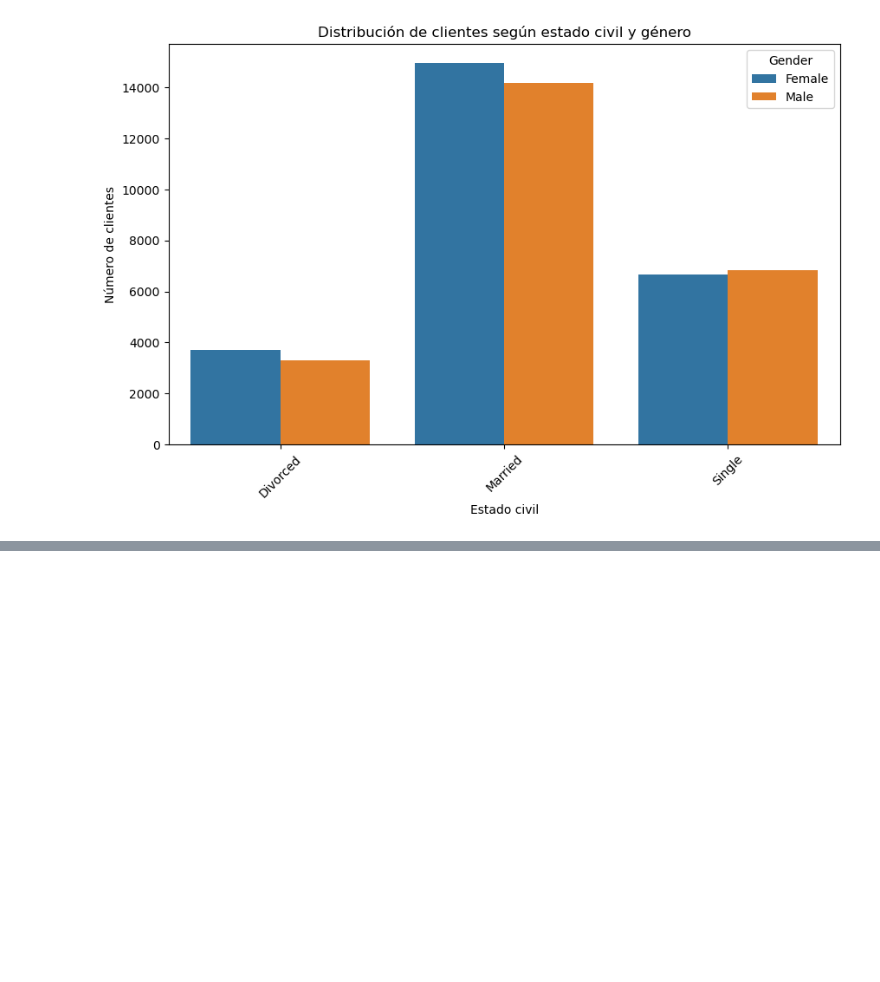
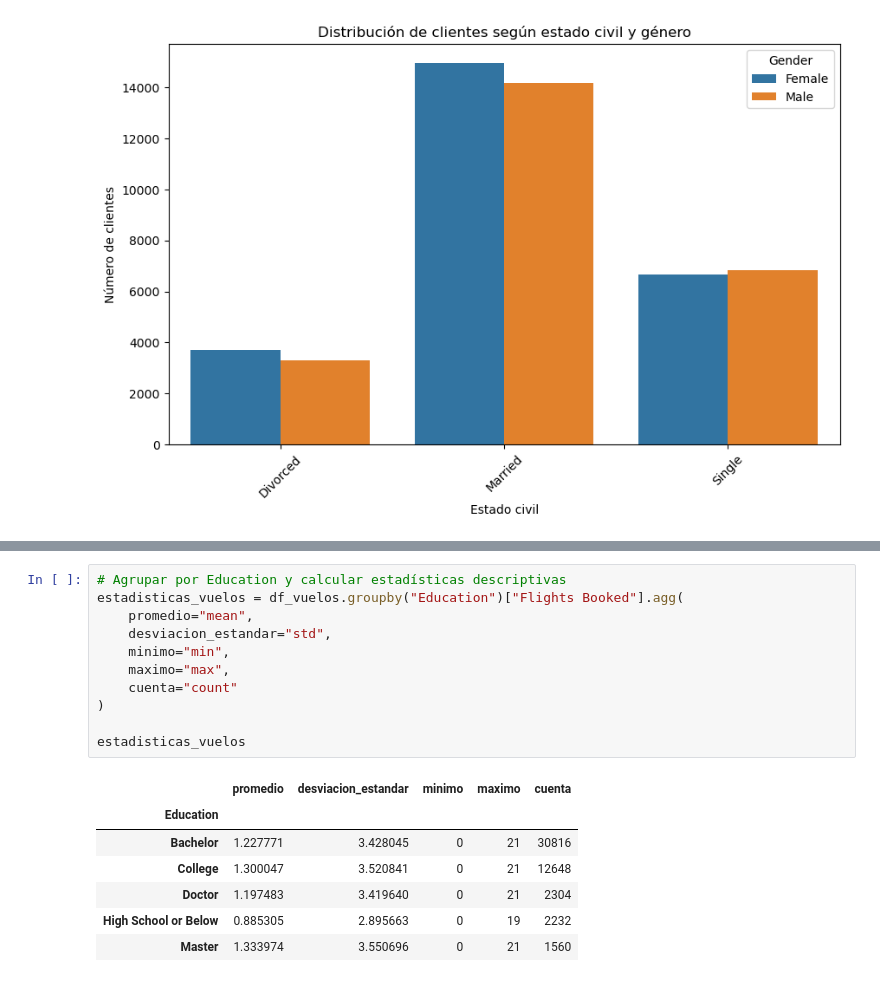
Before and after one commit to Adalab/bda-modulo-3-evaluacion-final-AnaIsabel8, a Jupyter notebook: Ejercicio_EVAL.3.ipynb, the cells around one changed output, grey strips where cells are left out. Drawn from its saved outputs; the diff is of its cells as text; blank space fills up the shorter version.

```diff
--- a/Ejercicio_EVAL.3.ipynb
+++ b/Ejercicio_EVAL.3.ipynb
@@ -497,0 +505,19 @@ plt.show()
+# %%
+# Agrupar por Education y calcular estadísticas descriptivas
+estadisticas_vuelos = df_vuelos.groupby("Education")["Flights Booked"].agg(
+    promedio="mean",
+    desviacion_estandar="std",
+    minimo="min",
+    maximo="max",
+    cuenta="count"
+)
+
+estadisticas_vuelos
+# %% [output]
+|  | promedio | desviacion_estandar | minimo | maximo | cuenta |
+| Education |  |  |  |  |  |
+| Bachelor | 1.227771 | 3.428045 | 0 | 21 | 30816 |
+| College | 1.300047 | 3.520841 | 0 | 21 | 12648 |
+| Doctor | 1.197483 | 3.419640 | 0 | 21 | 2304 |
+| High School or Below | 0.885305 | 2.895663 | 0 | 19 | 2232 |
+| Master | 1.333974 | 3.550696 | 0 | 21 | 1560 |
```
Also changed, not shown: parts of 2 cells of this notebook.
